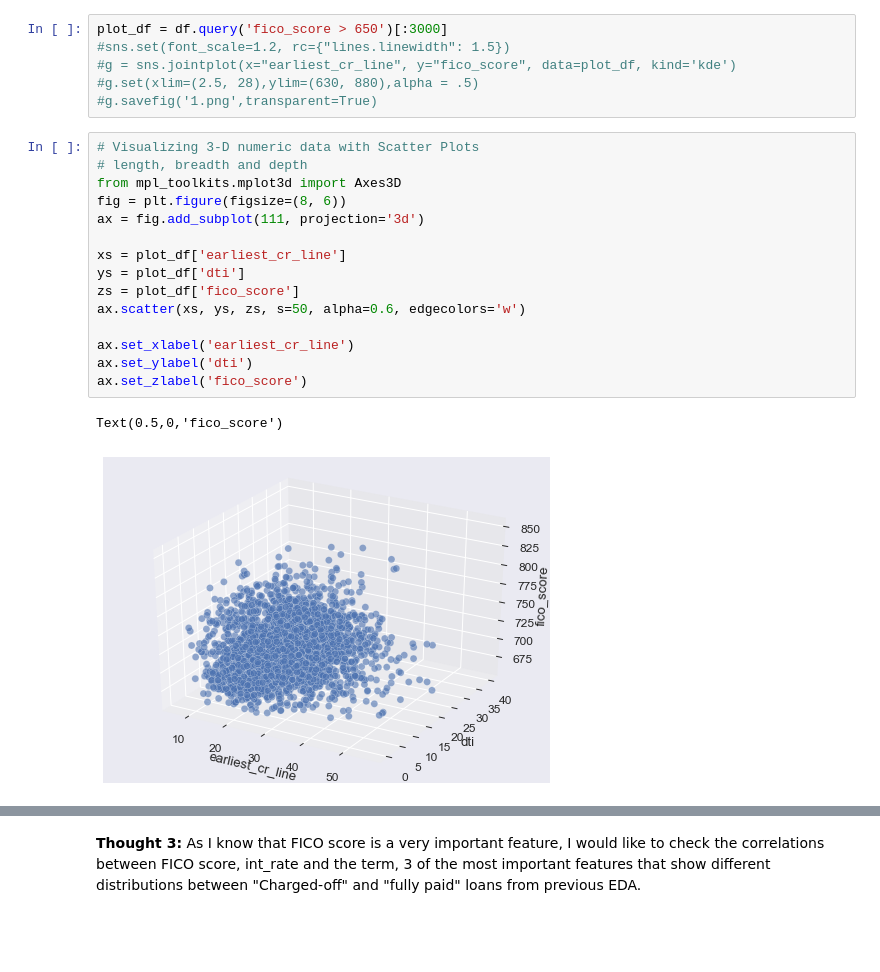
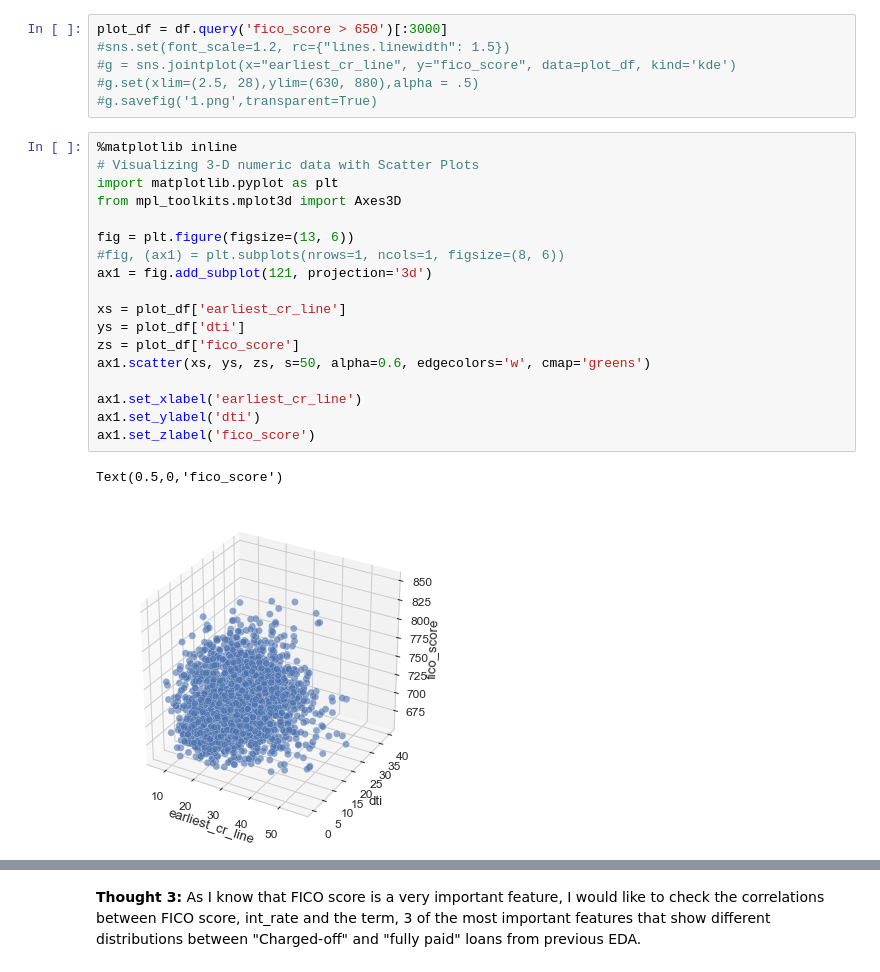
Before and after one commit to yanxiali/Predicting-Default-Clients-of-Lending-Club-Loans, a Jupyter notebook: LC_Loan_full.ipynb, the cells around one changed output, grey strips where cells are left out. Saved outputs shown, nothing was run; the diff lists cells and outputs as text; blank space fills up the shorter version.

```diff
--- a/LC_Loan_full.ipynb
+++ b/LC_Loan_full.ipynb
@@ -1142,20 +1143,23 @@ plot_df = df.query('fico_score > 650')[:3000]
 #g.set(xlim=(2.5, 28),ylim=(630, 880),alpha = .5)
 #g.savefig('1.png',transparent=True)
 # %%
+%matplotlib inline
 # Visualizing 3-D numeric data with Scatter Plots
-# length, breadth and depth
+import matplotlib.pyplot as plt
 from mpl_toolkits.mplot3d import Axes3D
-fig = plt.figure(figsize=(8, 6))
-ax = fig.add_subplot(111, projection='3d')
+
+fig = plt.figure(figsize=(13, 6))
+#fig, (ax1) = plt.subplots(nrows=1, ncols=1, figsize=(8, 6))
+ax1 = fig.add_subplot(121, projection='3d')
 
 xs = plot_df['earliest_cr_line']
 ys = plot_df['dti']
 zs = plot_df['fico_score']
-ax.scatter(xs, ys, zs, s=50, alpha=0.6, edgecolors='w')
+ax1.scatter(xs, ys, zs, s=50, alpha=0.6, edgecolors='w', cmap='greens')
 
-ax.set_xlabel('earliest_cr_line')
-ax.set_ylabel('dti')
-ax.set_zlabel('fico_score')
+ax1.set_xlabel('earliest_cr_line')
+ax1.set_ylabel('dti')
+ax1.set_zlabel('fico_score')
 # %% [output]
 Text(0.5,0,'fico_score')
-[figure, old version]
+[figure, new version]
```
Also changed, not shown: parts of 131 cells of this notebook.
